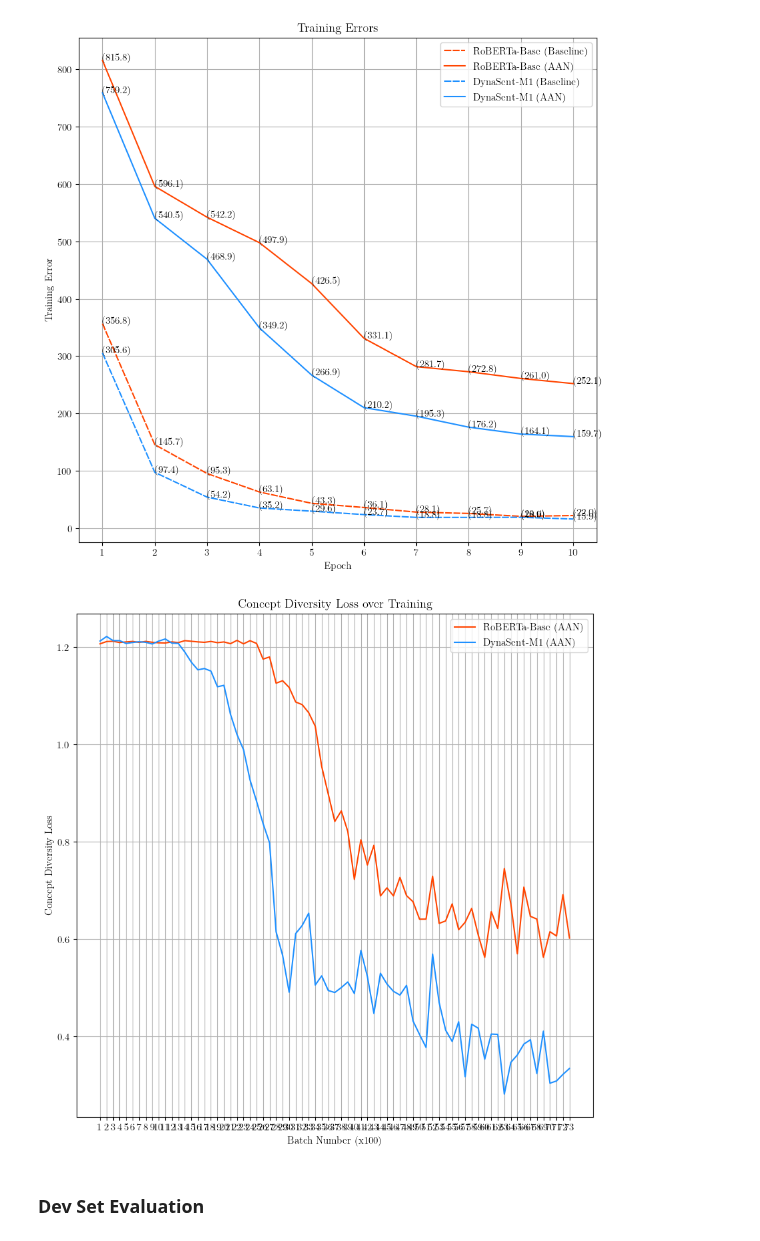
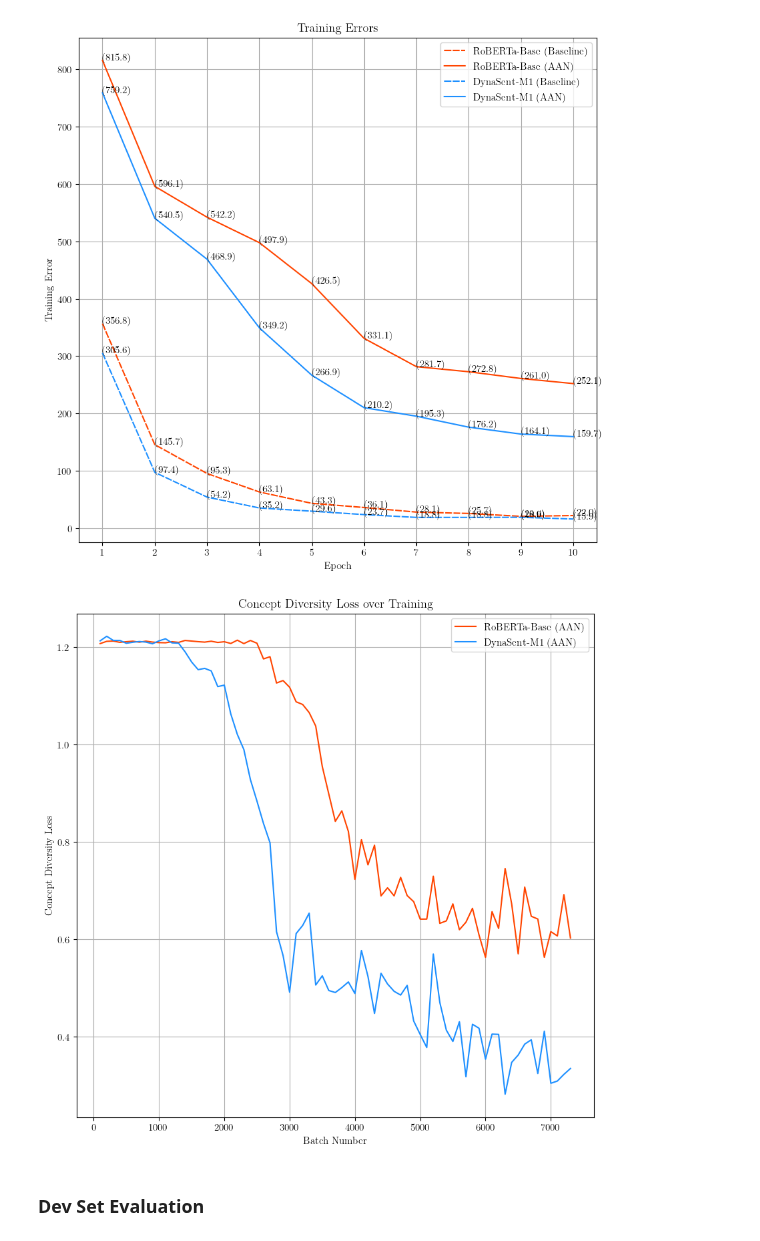
Before and after one commit to mukobi/Unsupervised-Concept-Based-Explanations-For-Sentiment-Analysis, a Jupyter notebook: evaluate_trained_models.ipynb, the cells around one changed output. Saved outputs shown, nothing was run; the diff lists cells and outputs as text; code cells hidden in the pictures.

```diff
--- a/evaluate_trained_models.ipynb
+++ b/evaluate_trained_models.ipynb
@@ -145,27 +145,24 @@ plt.show()
 # %%
 # Plot just the diversity loss component for the AAN models over training
 for experiment in [experiments[1], experiments[3]]:
     diversity_penalties = experiment['model'].loss.diversity_penalties
     batches = list(range(1, len(diversity_penalties) + 1))
+    batches = [batch * 100 for batch in batches]
     plt.plot(batches, diversity_penalties, label=f'{experiment["model"]}',
         color=experiment['graph_color'], linestyle=experiment['graph_linestyle'])
-    # Data labels
-    # rounded_errors = [round(error, 3) for error in diversity_penalties]
-    # for xy in zip(batches, rounded_errors):
-    #     plt.annotate('(%s)' % xy[1], xy=xy, textcoords='data')
 
 plt.ylabel('Concept Diversity Loss')
-plt.xlabel('Batch Number (x100)')
+plt.xlabel('Batch Number')
 plt.title('Concept Diversity Loss over Training')
 plt.grid()
 # plt.xticks(batches)
 plt.legend()
 
 plt.savefig(os.path.join('plots', 'Training Errors Diversity.png'))
 
 plt.show()
 # %% [output]
-[figure, old version]
+[figure, new version]
 # %% [markdown]
 ### Dev Set Evaluation
 # %%
```
Also changed, not shown: parts of 26 cells of this notebook, 4 other files.
